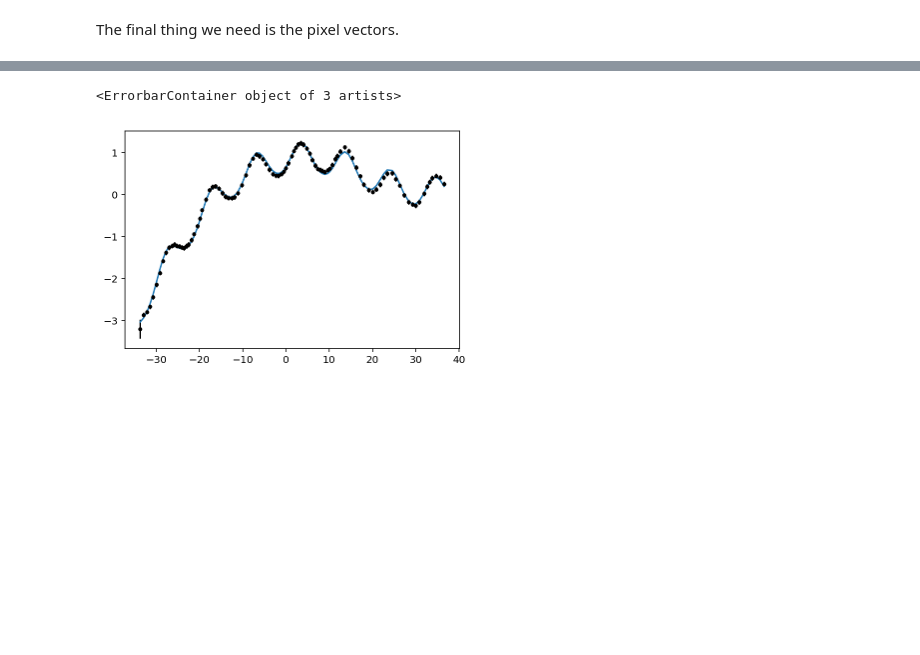
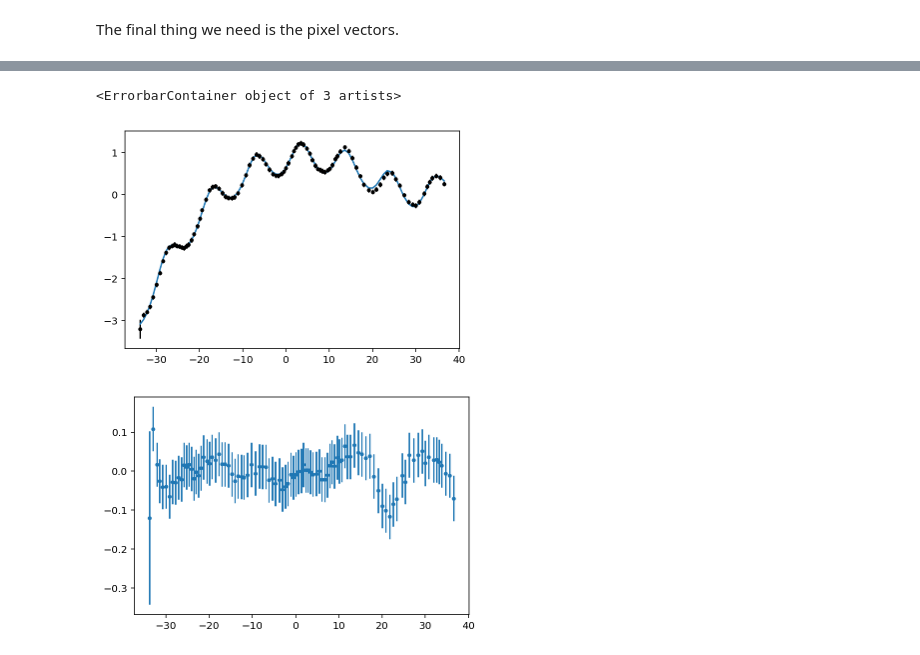
Before and after one commit to bfarr/exocartographer, a Jupyter notebook: stan/EMTest.ipynb, the cells around one changed output, grey strips where cells are left out. Saved outputs shown, nothing was run; the diff lists cells and outputs as text; code cells hidden in the pictures; blank space fills up the shorter version.

```diff
--- a/stan/EMTest.ipynb
+++ b/stan/EMTest.ipynb
@@ -243,6 +301,10 @@ with h5py.File('chain.h5', 'w') as f:
 # %%
-plot(ts_ma, mean(chain['lightcurve'], axis=0))
+plot(ts_ma, mean(chain['lightcurve'], axis=(0,1)))
 errorbar(ts_ma, ma_flux, ma_flux_error, fmt='.', color='k')
+
+figure()
+errorbar(ts_ma, ma_flux-mean(chain['lightcurve'], axis=(0,1)), ma_flux_error, fmt='.')
 # %% [output]
 <ErrorbarContainer object of 3 artists>
 [figure]
+[figure, added]
```
Also changed, not shown: parts of 40 cells of this notebook, 2 other files.
